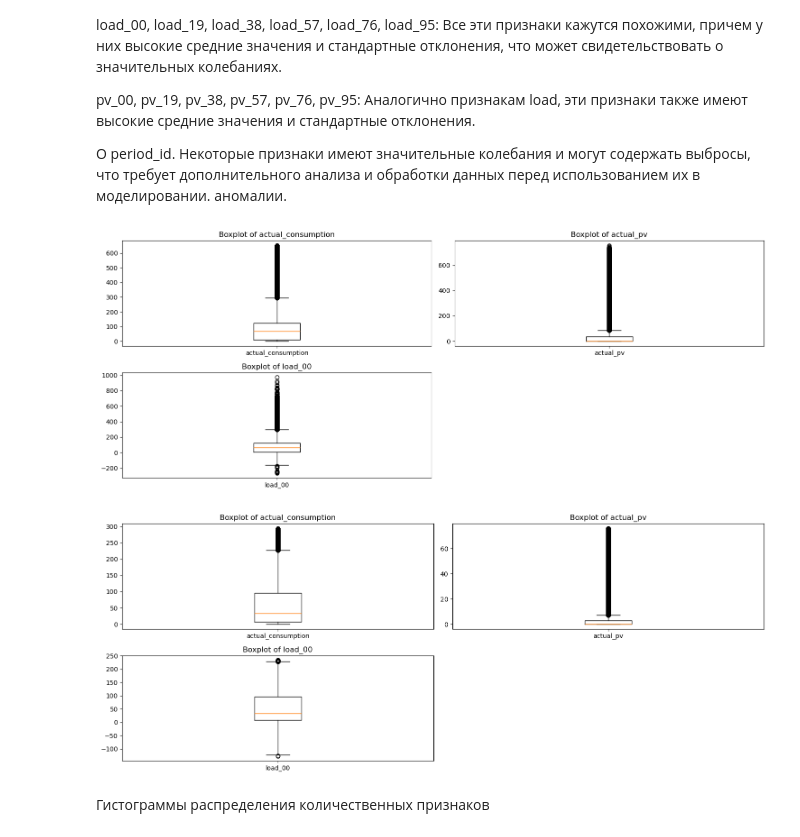
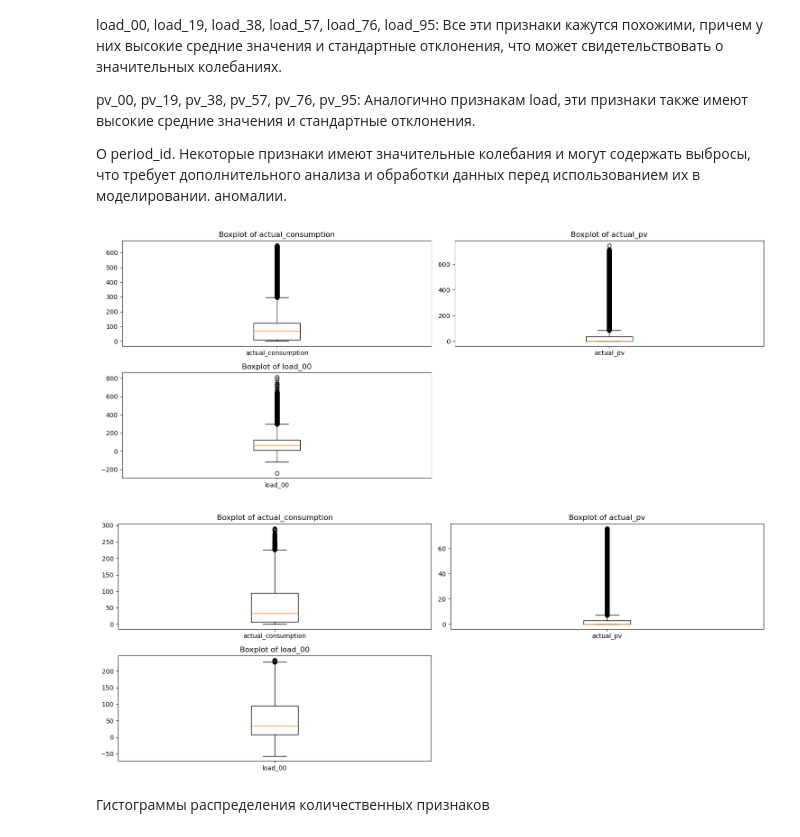
Before and after one commit to r0acho/SOBD2023, a Jupyter notebook: lab1.ipynb, the cells around one changed output. Saved outputs shown, nothing was run; the diff lists cells and outputs as text; code cells hidden in the pictures.

```diff
--- a/lab1.ipynb
+++ b/lab1.ipynb
@@ -173,14 +173,18 @@ pv_00, pv_19, pv_38, pv_57, pv_76, pv_95: Аналогично признака
 
 О period_id. Некоторые признаки имеют значительные колебания и могут содержать выбросы, что требует дополнительного анализа и обработки данных перед использованием их в моделировании. аномалии.
 # %%
-def print_columns_box_plotes(dataframe: DataFrame, columns_to_print: List[str], number_of_cols:int = 2) -> None:
+def print_columns_box_plots(dataframe, columns_to_print, sample_fraction=0.1, number_of_cols=2):
     # Определение количества строк и столбцов для Subplots
     num_rows = len(columns_to_print) // number_of_cols + (len(columns_to_print) % number_of_cols > 0)
+
+    # Сэмплируем и преобразуем PySpark DataFrame в Pandas DataFrame
+    sampled_pandas_df = dataframe.select(columns_to_print).sample(fraction=sample_fraction, seed=42).toPandas()
+
     fig, axs = plt.subplots(num_rows, number_of_cols, figsize=(15, 3 * num_rows))
 
     for i, column in enumerate(columns_to_print):
         # Построение boxplot
-        axs[i // number_of_cols, i % number_of_cols].boxplot([dataframe.select(column).rdd.flatMap(lambda x: x).collect()], labels=[column])
+        axs[i // number_of_cols, i % number_of_cols].boxplot(sampled_pandas_df[column], labels=[column])
         axs[i // number_of_cols, i % number_of_cols].set_title(f'Boxplot of {column}')
 
     # Убираем пустые подграфики, если количество не кратно number_of_cols
@@ -196,28 +200,28 @@ def print_columns_box_plotes(dataframe: DataFrame, columns_to_print: List[str],
 
 # Список столбцов для обработки
 columns_to_filter = ['actual_consumption', 'actual_pv', 'load_00']
-print_columns_box_plotes(cleaned_dataframe, columns_to_filter)
+print_columns_box_plots(cleaned_dataframe, columns_to_filter)
 # %% [output]
-[figure, old version]
+[figure, new version]
 # %%
 # Фильтрация выбросов для каждого столбца
 for column in columns_to_filter:
     # Рассчет квартилей
     quartiles = cleaned_dataframe.stat.approxQuantile(column, [0.25, 0.75], 0.0)
 
     # Рассчет межквартильного размаха
     IQR = quartiles[1] - quartiles[0]
 
     # Определение границ для определения выбросов
     lower_bound = quartiles[0] - 1.5 * IQR
     upper_bound = quartiles[1] + 1.5 * IQR
 
     # Фильтрация данных
     cleaned_dataframe = cleaned_dataframe.filter((col(column) >= lower_bound) & (col(column) <= upper_bound))
 
-print_columns_box_plotes(cleaned_dataframe, columns_to_filter)
+print_columns_box_plots(cleaned_dataframe, columns_to_filter)
 # %% [output]
-[figure, old version]
+[figure, new version]
 # %% [markdown]
 Гистограммы распределения количественных признаков
 # %%
```
Also changed, not shown: parts of 3 cells of this notebook.
